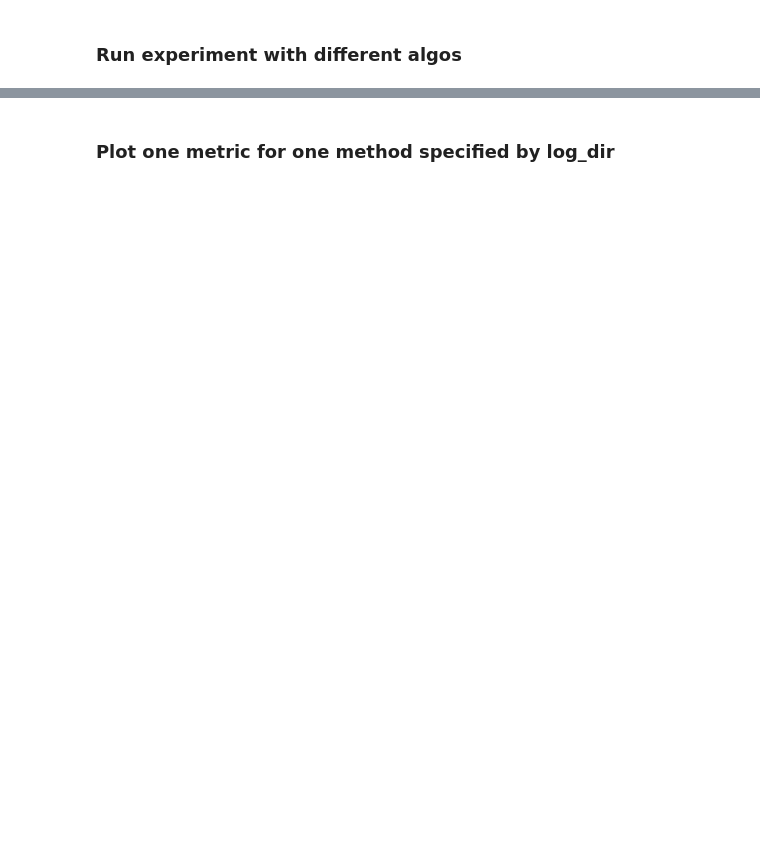
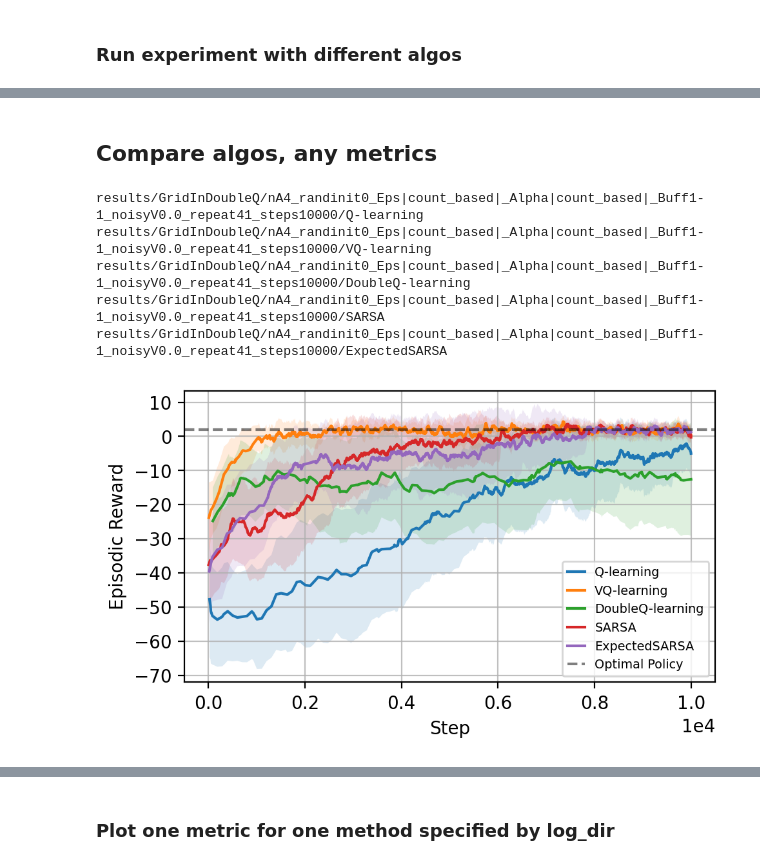
Before and after one commit to xy9485/DVQN_RL, a Jupyter notebook: gridworld/two_room.ipynb, the cells around one changed output, grey strips where cells are left out. Saved outputs shown, nothing was run; the diff lists cells and outputs as text; code cells hidden in the pictures; blank space fills up the shorter version.

```diff
--- a/gridworld/two_room.ipynb
+++ b/gridworld/two_room.ipynb
@@ -112,0 +365,48 @@ log_dirs
+# %% [markdown]
+## Compare algos, any metrics
+# %%
+file_name = "episodic.log"
+
+key_name = "step"
+x_label = "Step"
+
+value_name = "reward"
+y_label = "Episodic Reward"
+# value_name = "reached_goal"
+# value_name = "reach_desired_goal"
+# value_name = "avg_max_Q"
+
+# y_label = "Prob reaching Goal#1"
+# y_label = "Estimated Q Values"
+
+for log_dir in log_dirs:
+    print(log_dir)
+    log_path = os.path.join(log_dir, file_name)
+    curve_name = log_dir.split('/')[-1]
+    plot_metric(log_path, key_name, value_name, x_label, y_label, label_name=curve_name, interpolate=True, smooth=20, max_key=True, save_path=False)
+
+# plt.plot(np.ones(num_of_episode) * constant["value"], '--', color='black', label=constant["label"])
+plt.axhline(y=2, linestyle='--', color='black', alpha=0.5, label="Optimal Policy")
+# plt.ylim(-0.1, 1.1)
+plt.legend(
+    fontsize='x-small',
+    markerscale=0.8,
+    handlelength=1.4,
+    loc="lower right",
+    ncol=1
+    )
+
+save_dir = parent_log_dir
+save_path = os.path.join(save_dir, f"step-{value_name}-acrossAlgos")
+# create save_dir if not exists
+if not os.path.exists(save_dir):
+    os.makedirs(save_dir)
+if save_path:
+    plt.savefig(f"{save_path}")
+# %% [output]
+results/GridInDoubleQ/nA4_randinit0_Eps|count_based|_Alpha|count_based|_Buff1-1_noisyV0.0_repeat41_steps10000/Q-learning
+results/GridInDoubleQ/nA4_randinit0_Eps|count_based|_Alpha|count_based|_Buff1-1_noisyV0.0_repeat41_steps10000/VQ-learning
+results/GridInDoubleQ/nA4_randinit0_Eps|count_based|_Alpha|count_based|_Buff1-1_noisyV0.0_repeat41_steps10000/DoubleQ-learning
+results/GridInDoubleQ/nA4_randinit0_Eps|count_based|_Alpha|count_based|_Buff1-1_noisyV0.0_repeat41_steps10000/SARSA
+results/GridInDoubleQ/nA4_randinit0_Eps|count_based|_Alpha|count_based|_Buff1-1_noisyV0.0_repeat41_steps10000/ExpectedSARSA
+[figure, added]
```
Also changed, not shown: parts of 34 cells of this notebook, 7 other files.
